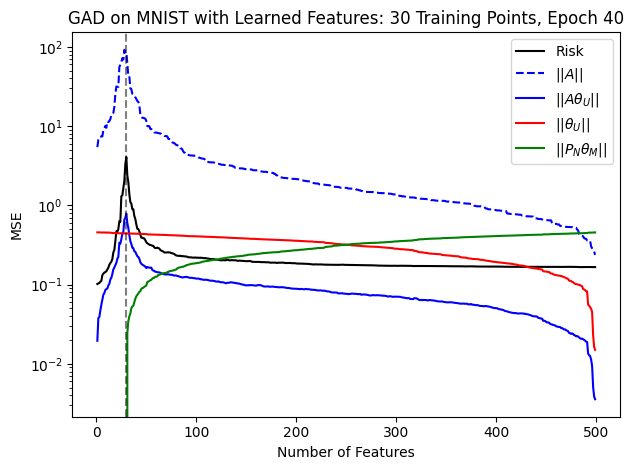
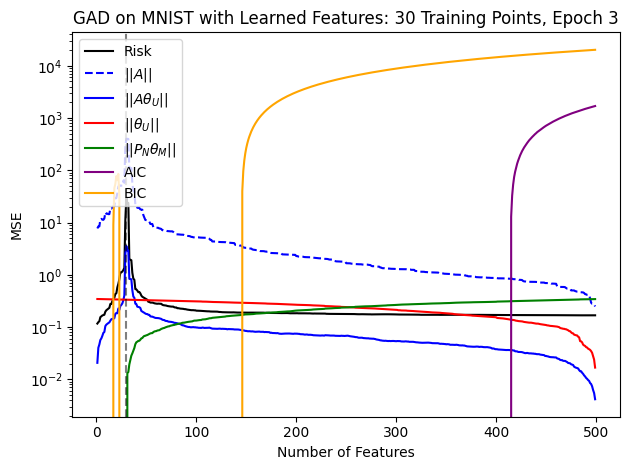
Code edit (unified diff) that turned the first committed figure into the second:
--- before
+++ after
@@ -4,4 +4,7 @@
 plt.semilogy(np.arange(1, m), norm_theta_U, label=r"$||\theta_U||$", color="red")
 plt.semilogy(np.arange(1, m), norm_PN_theta, label=r"||$P_N \theta_M$||", color="green")
+plt.plot(np.arange(1, m), aic, label="AIC", color="purple")
+plt.plot(np.arange(1, m), bic, label="BIC", color="orange")
+
 
 plt.title(f"GAD on MNIST with Learned Features: {N} Training Points, Epoch {epoch_index + 1}")

Commit: smaller model updates